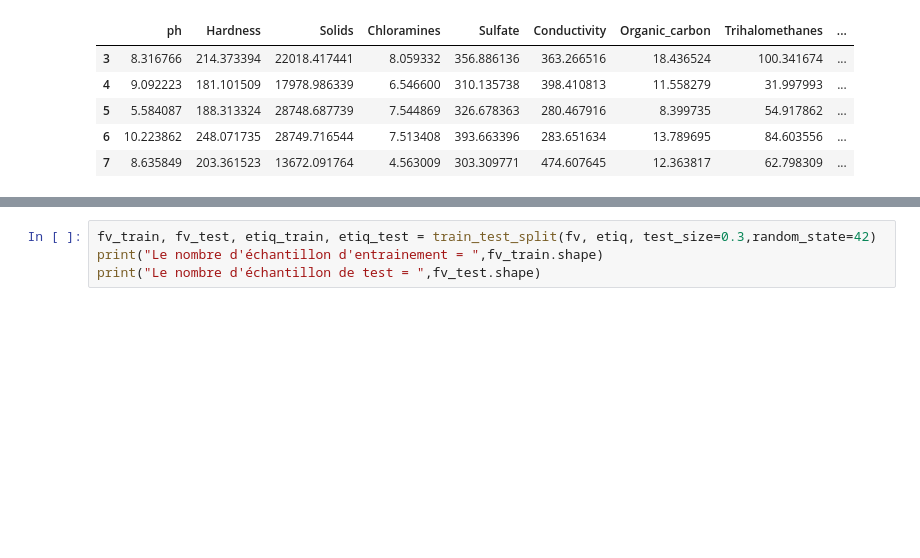
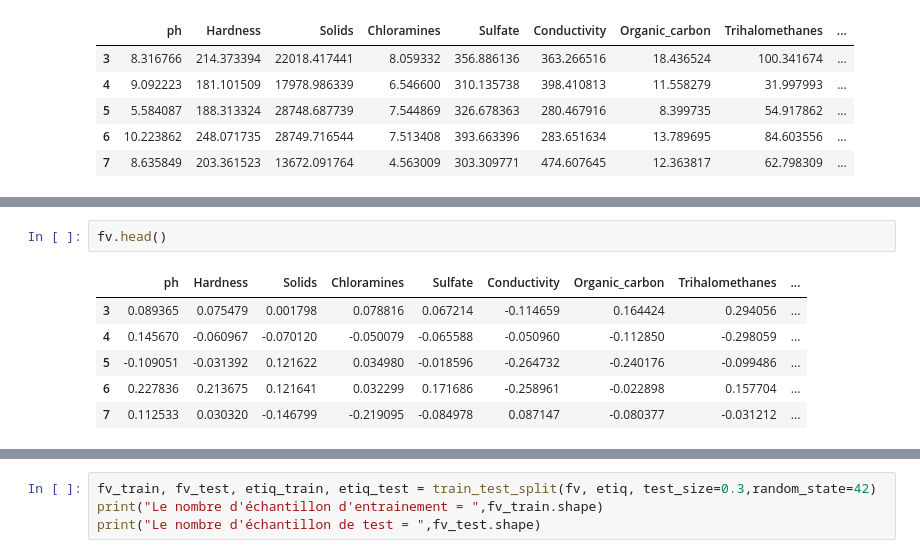
Before and after one commit to MohamedNennouche/water-potability, a Jupyter notebook: water-notebook.ipynb, the cells around one changed output, grey strips where cells are left out. Drawn from its saved outputs; the diff is of its cells as text; blank space fills up the shorter version.

```diff
--- a/water-notebook.ipynb
+++ b/water-notebook.ipynb
@@ -113,0 +127,9 @@ fv.head()
+# %%
+fv.head()
+# %% [output]
+|  | ph | Hardness | Solids | Chloramines | Sulfate | Conductivity | Organic_carbon | Trihalomethanes | ... |
+| 3 | 0.089365 | 0.075479 | 0.001798 | 0.078816 | 0.067214 | -0.114659 | 0.164424 | 0.294056 | ... |
+| 4 | 0.145670 | -0.060967 | -0.070120 | -0.050079 | -0.065588 | -0.050960 | -0.112850 | -0.298059 | ... |
+| 5 | -0.109051 | -0.031392 | 0.121622 | 0.034980 | -0.018596 | -0.264732 | -0.240176 | -0.099486 | ... |
+| 6 | 0.227836 | 0.213675 | 0.121641 | 0.032299 | 0.171686 | -0.258961 | -0.022898 | 0.157704 | ... |
+| 7 | 0.112533 | 0.030320 | -0.146799 | -0.219095 | -0.084978 | 0.087147 | -0.080377 | -0.031212 | ... |
```
Also changed, not shown: parts of 9 cells of this notebook.
